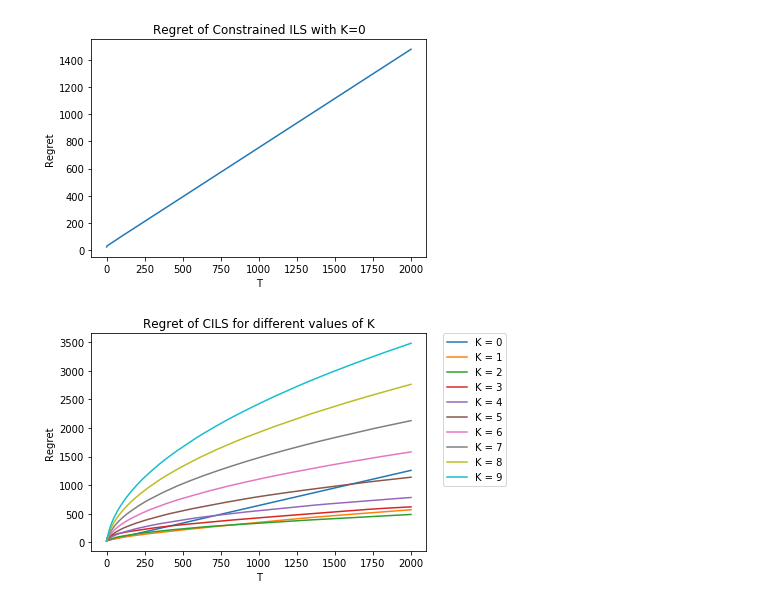
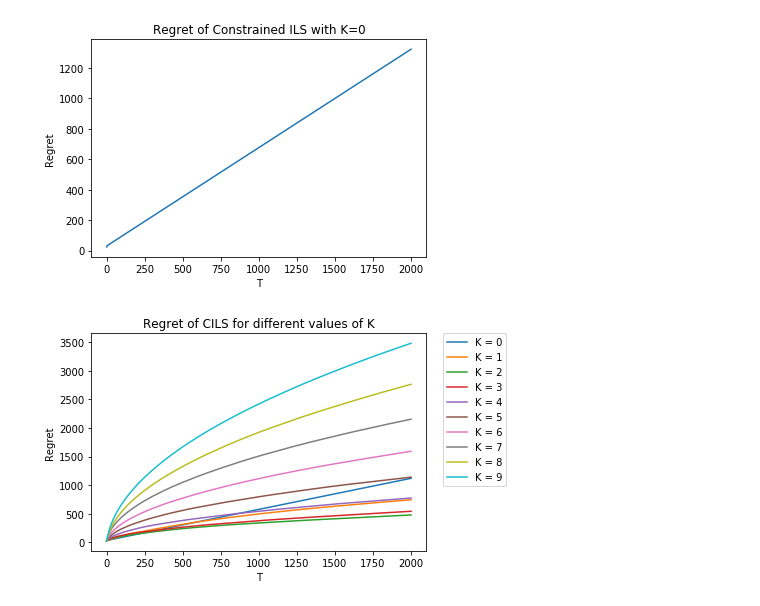
Before and after one commit to adelmag/Assignment3DDDMOR, a Jupyter notebook: exercise_4.ipynb, the cells around one changed output. Drawn from its saved outputs; the diff is of its cells as text; code cells hidden in the pictures.

```diff
--- a/exercise_4.ipynb
+++ b/exercise_4.ipynb
@@ -132,7 +132,7 @@ def main():
     time_max = 2000
     time = [t+1 for t in range(time_max)]
     regrets = []
-    regrets = REGRET_fixed_K(0, time_max, 10, -0.5,100)
+    regrets = REGRET_fixed_K(0, time_max, 10, -0.5,200)
 
     # PLOT.
     fig = plt.figure()
@@ -145,33 +145,33 @@ def main():
 
     # Question (c)
 
     '''
     We compare the behavior of the regrets of CILS(k) for a smaller range of k.
     We then plot each regret function against time on the same graph to compare their asymptotic behavior,
     and determine for which CILS(k) is better for values of T.
     '''
 
     k_max = 10 # Computing for k = 0, 1, ..., 9
     time_max = 2000
     time = [t+1 for t in range(time_max)]
     regrets_k = []
     for k in range(k_max):
-        regrets_k.append(REGRET_fixed_K(k, time_max, 10, -0.5,100))
+        regrets_k.append(REGRET_fixed_K(k, time_max, 10, -0.5,200))
 
     # PLOT.
     figx = plt.figure()
     axes = figx.add_subplot(111)
     axes.set_xlabel('T')
     axes.set_ylabel('Regret')
     axes.set_title('Regret of CILS for different values of K')
 
     for k in range(k_max):
         axes.plot(time,regrets_k[k],label = "K = " + str(k))
     plt.legend(bbox_to_anchor=(1.05, 1), loc='upper left', borderaxespad=0.)
     plt.show()
 
 if __name__ == '__main__':
     main()
 # %% [output]
-[figure, old version]
+[figure, new version]
-[figure, old version]
+[figure, new version]
```
Also changed, not shown: parts of 1 cell of this notebook.
